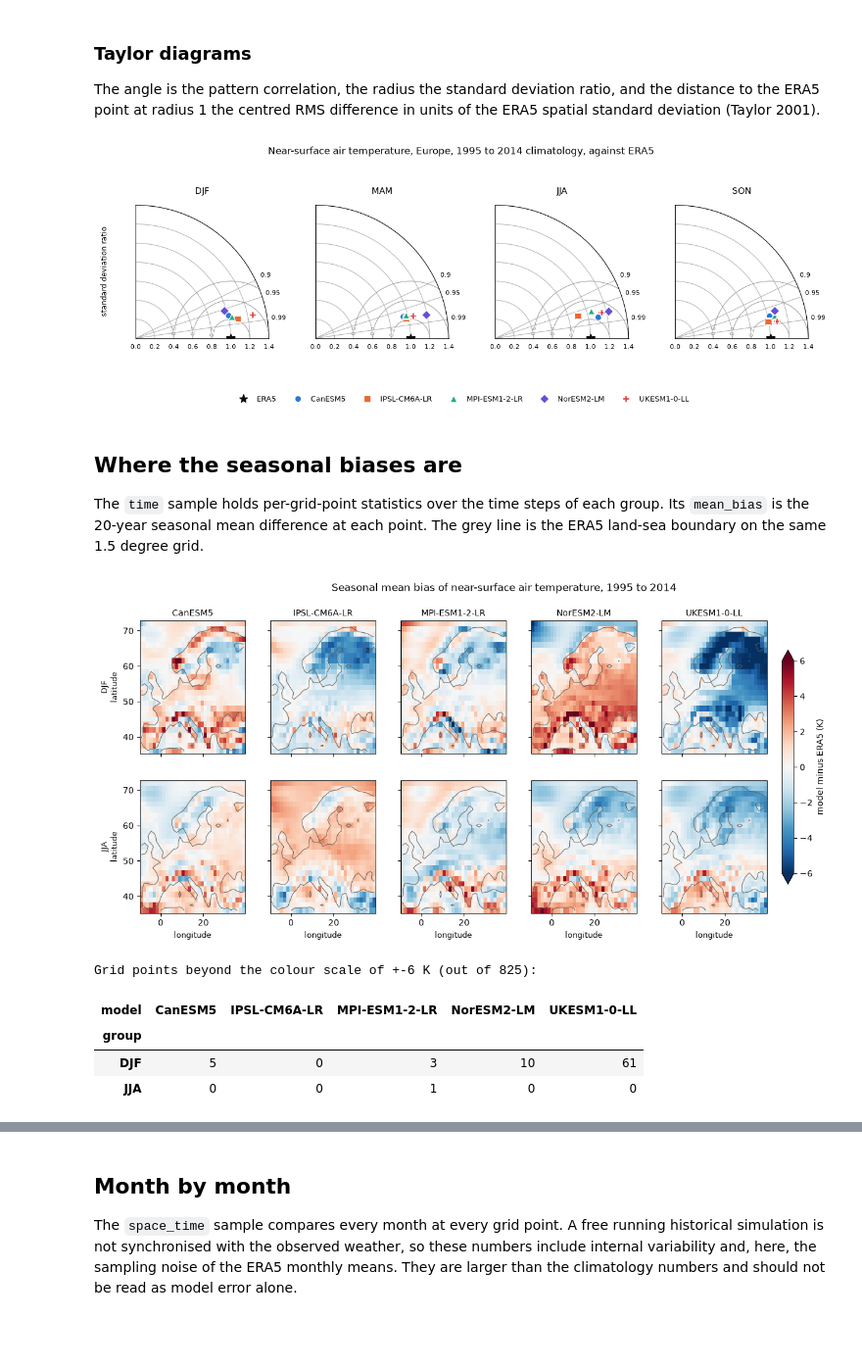
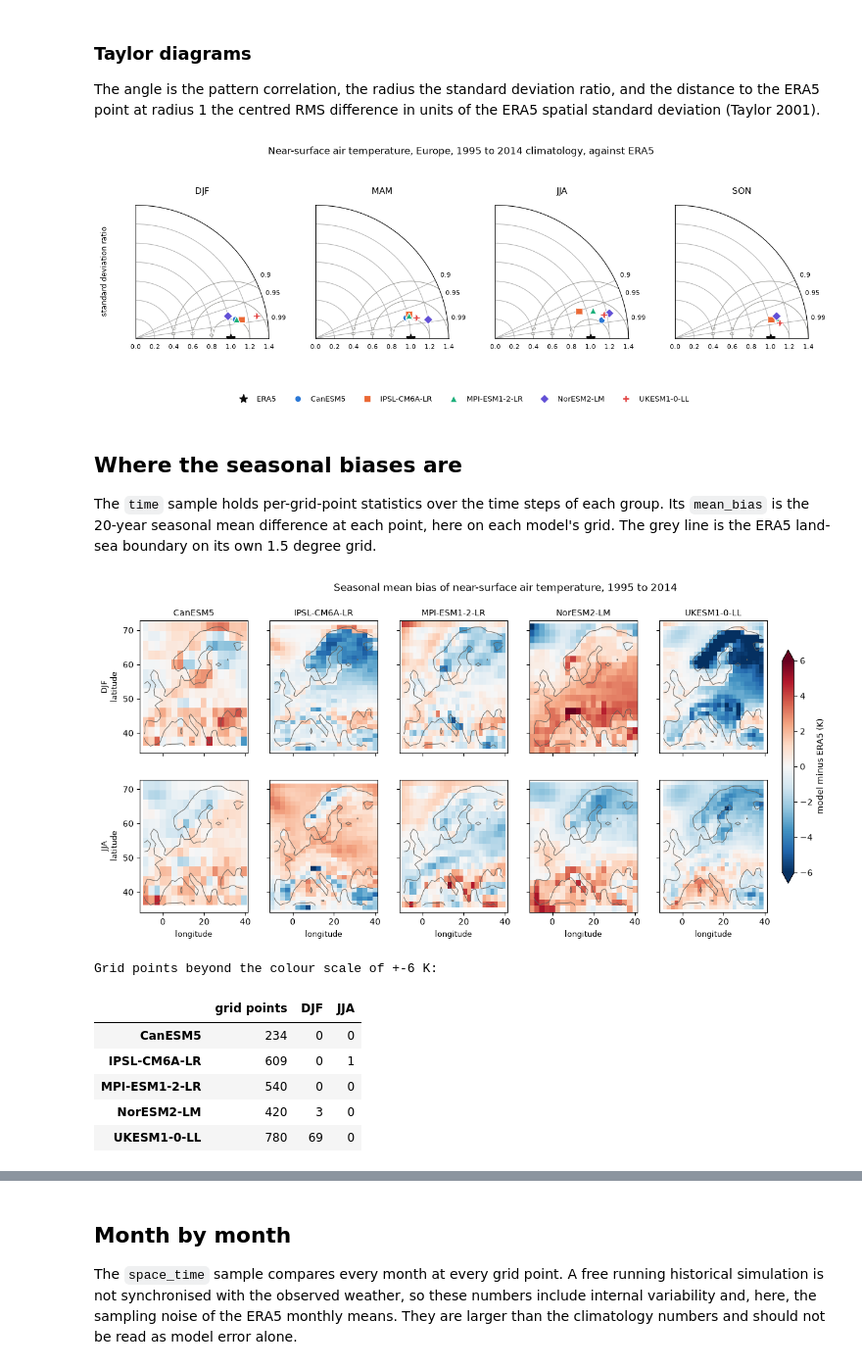
Before and after one commit to northflowlabs/climval, a Jupyter notebook: examples/era5_cmip6_europe.ipynb, the cells around one changed output, grey strips where cells are left out. Shown at 98% size. Cells and saved outputs as stored; diff of their text form; code cells hidden in the pictures; blank space fills up the shorter version.

```diff
--- a/examples/era5_cmip6_europe.ipynb
+++ b/examples/era5_cmip6_europe.ipynb
@@ -290,0 +278,6 @@ result
+# %%
+values = pd.concat(
+    [res.to_dataframe().assign(model=source) for source, res in results.items()],
+    ignore_index=True,
+)
+values.head()
@@ -297,13 +299,12 @@ space, with cos(latitude) weights. `pearson_r` is the pattern correlation,
 `crmse` the centred root mean square difference and `mean_bias` the
 area-weighted mean difference, model minus ERA5.
 # %%
-values = result.to_dataframe()
 clim = values[values["sample"] == "climatology"].pivot_table(
     index=["model", "group"], columns="metric", values="value"
 )
 seasons = ["DJF", "MAM", "JJA", "SON", "all"]
 taylor = clim[["mean_bias", "rmse", "crmse", "pearson_r", "std_ratio"]].reindex(
-    pd.MultiIndex.from_product([list(aligned), seasons], names=["model", "group"])
+    pd.MultiIndex.from_product([list(results), seasons], names=["model", "group"])
 )
 taylor.round(3)
 # %% [output]
@@ -372,7 +373,7 @@ for ax, season in zip(axes, ["DJF", "MAM", "JJA", "SON"]):
     cs = ax.contour(th, rr, crms, levels=[0.2, 0.4, 0.6], colors="#9a9a96", linewidths=0.8)
     ax.clabel(cs, fontsize=7, fmt="%.1f")
     ax.plot(0, 1, marker="*", markersize=12, color="#0b0b0b", zorder=5)
-    for i, model in enumerate(aligned):
+    for i, model in enumerate(results):
         row = taylor.loc[(model, season)]
         ax.plot(np.arccos(row.pearson_r), row.std_ratio, marker=MARKERS[i], markersize=8,
                 color=COLOURS[i], markeredgecolor="white", markeredgewidth=1.0, linestyle="none",
@@ -388,54 +389,64 @@ fig.suptitle("Near-surface air temperature, Europe, 1995 to 2014 climatology, ag
 fig.subplots_adjust(bottom=0.2, top=0.82, wspace=0.35)
 plt.show()
 # %% [output]
-[figure, old version]
+[figure, new version]
 # %% [markdown]
 ## Where the seasonal biases are
 
 The `time` sample holds per-grid-point statistics over the time steps of each
-group. Its `mean_bias` is the 20-year seasonal mean difference at each point.
-The grey line is the ERA5 land-sea boundary on the same 1.5 degree grid.
+group. Its `mean_bias` is the 20-year seasonal mean difference at each point,
+here on each model's grid. The grey line is the ERA5 land-sea boundary on its
+own 1.5 degree grid.
 # %%
-maps = result.field("time")["mean_bias"]
+maps = {source: res.field("time")["mean_bias"] for source, res in results.items()}
 lsm = era5["land_sea_mask"]
 if "time" in lsm.dims:
     lsm = lsm.isel(time=0)
 lsm = lsm.assign_coords(longitude=((lsm.longitude + 180) % 360) - 180).sortby("longitude")
 lsm = lsm.sel(latitude=slice(35, 72), longitude=slice(-10, 40)).load().transpose("latitude", "longitude")
 
 limit = 6.0
 fig, axes = plt.subplots(2, 5, figsize=(16, 6.2), sharex=True, sharey=True)
 for row, season in enumerate(["DJF", "JJA"]):
-    for col, model in enumerate(aligned):
+    for col, model in enumerate(results):
         ax = axes[row, col]
-        field = maps.sel(group=season, model=model)
+        field = maps[model].sel(group=season)
         mesh = ax.pcolormesh(field.lon, field.lat, field.transpose("lat", "lon"),
                              cmap="RdBu_r", vmin=-limit, vmax=limit, shading="nearest")
         ax.contour(lsm.longitude, lsm.latitude, lsm, levels=[0.5], colors="#5f5e5a", linewidths=0.7)
         ax.set_aspect(1 / np.cos(np.deg2rad(53)))
         if row == 0:
             ax.set_title(model, fontsize=10)
         if col == 0:
             ax.set_ylabel(f"{season}\nlatitude", fontsize=9)
         if row == 1:
             ax.set_xlabel("longitude", fontsize=9)
 cbar = fig.colorbar(mesh, ax=axes, shrink=0.8, pad=0.02, extend="both")
 cbar.set_label("model minus ERA5 (K)")
 fig.suptitle("Seasonal mean bias of near-surface air temperature, 1995 to 2014", fontsize=12)
 plt.show()
 # %% [output]
-[figure, old version]
+[figure, new version]
 # %%
-over = (np.abs(maps.sel(group=["DJF", "JJA"])) > limit).sum(["lat", "lon"])
-print("Grid points beyond the colour scale of +-6 K (out of "
-      f"{maps.sizes['lat'] * maps.sizes['lon']}):")
-over.to_pandas()
+over = pd.DataFrame(
+    {
+        source: {
+            "grid points": m.sizes["lat"] * m.sizes["lon"],
+            **{s: int((np.abs(m.sel(group=s)) > limit).sum()) for s in ["DJF", "JJA"]},
+        }
+        for source, m in maps.items()
+    }
+).T
+print("Grid points beyond the colour scale of +-6 K:")
+over
 # %% [output]
-Grid points beyond the colour scale of +-6 K (out of 825):
+Grid points beyond the colour scale of +-6 K:
-| model | CanESM5 | IPSL-CM6A-LR | MPI-ESM1-2-LR | NorESM2-LM | UKESM1-0-LL |
-| group |  |  |  |  |  |
-| DJF | 5 | 0 | 3 | 10 | 61 |
-| JJA | 0 | 0 | 1 | 0 | 0 |
+|  | grid points | DJF | JJA |
+| CanESM5 | 234 | 0 | 0 |
+| IPSL-CM6A-LR | 609 | 0 | 1 |
+| MPI-ESM1-2-LR | 540 | 0 | 0 |
+| NorESM2-LM | 420 | 3 | 0 |
+| UKESM1-0-LL | 780 | 69 | 0 |
 # %% [markdown]
 The maps have two kinds of structure: large areas of one sign, and
 small-scale speckle along mountains and coasts, where a coarse model grid
```
Also changed, not shown: parts of 21 cells of this notebook, 1 other file.
